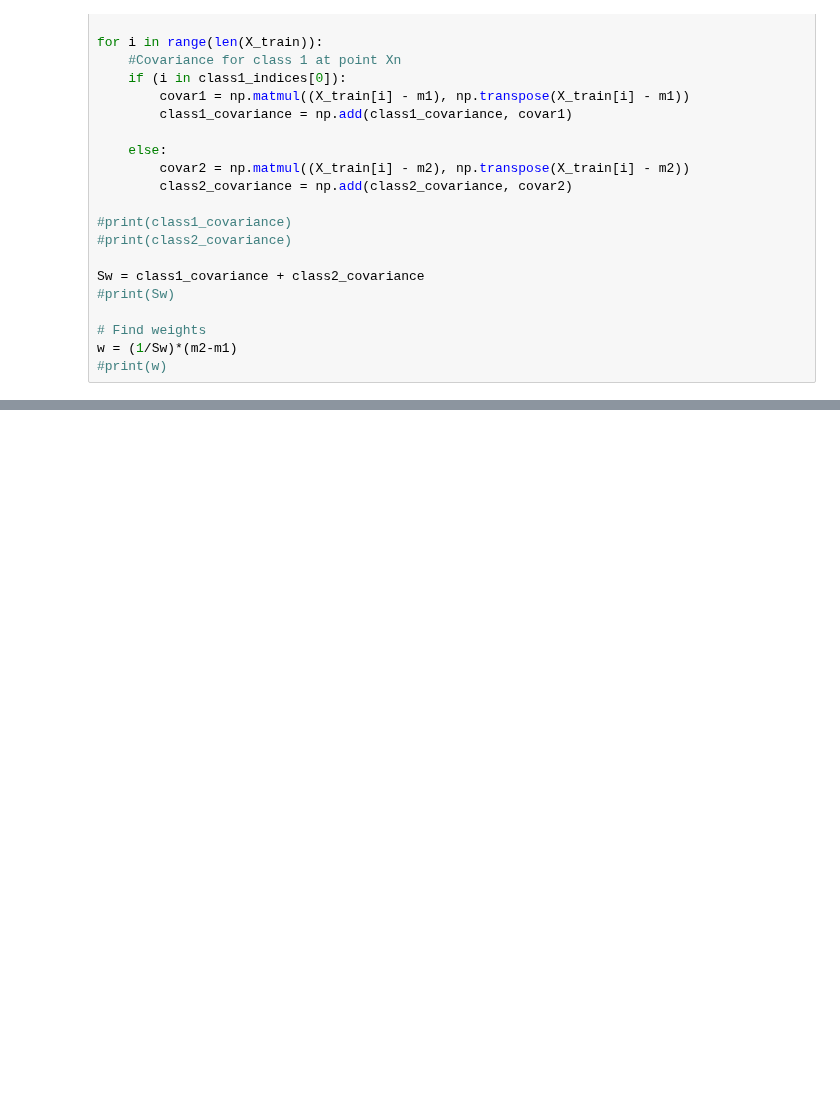
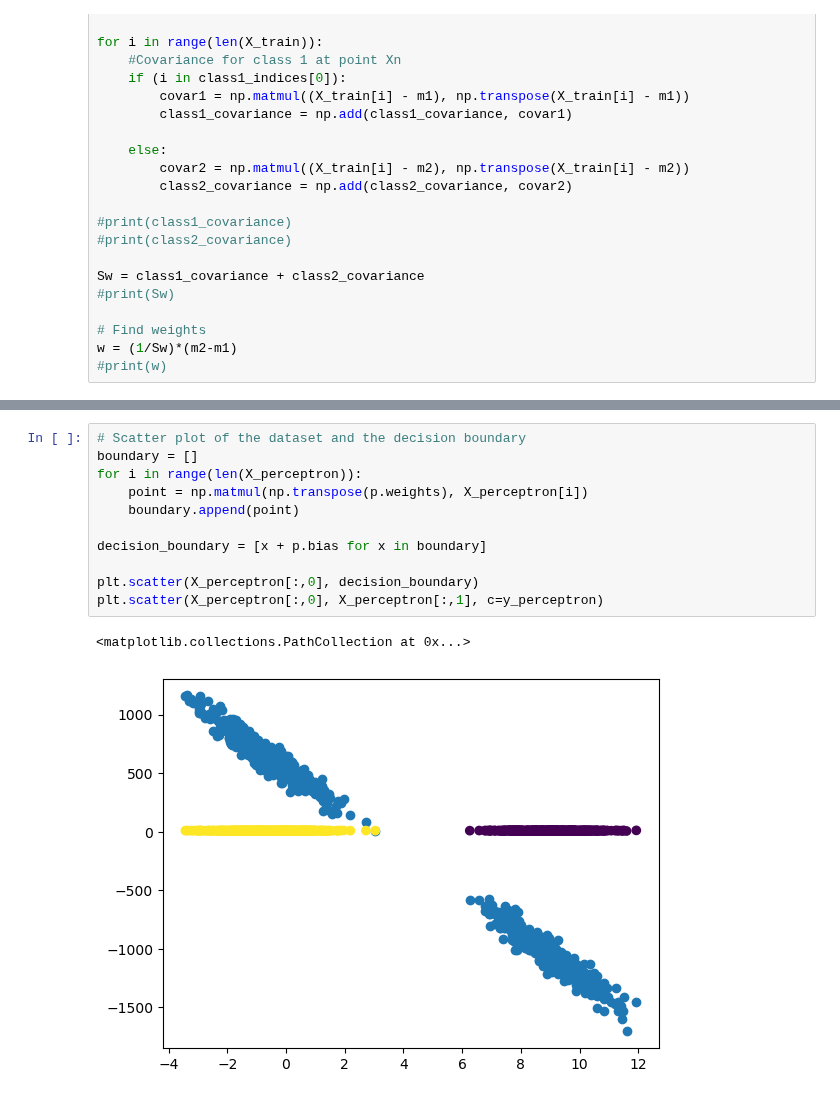
Before and after one commit to graterollin/PRML, a Jupyter notebook: hw4/HW4.ipynb, the cells around one changed output, grey strips where cells are left out. Saved outputs shown, nothing was run; the diff lists cells and outputs as text; blank space fills up the shorter version.

```diff
--- a/hw4/HW4.ipynb
+++ b/hw4/HW4.ipynb
@@ -450,0 +419,14 @@ plt.scatter(X_perceptron[:,0], X_perceptron[:,1], c=y_perceptron)
+# %%
+# Scatter plot of the dataset and the decision boundary
+boundary = []
+for i in range(len(X_perceptron)):
+    point = np.matmul(np.transpose(p.weights), X_perceptron[i])
+    boundary.append(point)
+
+decision_boundary = [x + p.bias for x in boundary]
+
+plt.scatter(X_perceptron[:,0], decision_boundary)
+plt.scatter(X_perceptron[:,0], X_perceptron[:,1], c=y_perceptron)
+# %% [output]
+<matplotlib.collections.PathCollection at 0x...>
+[figure, added]
```
Also changed, not shown: parts of 30 cells of this notebook.
